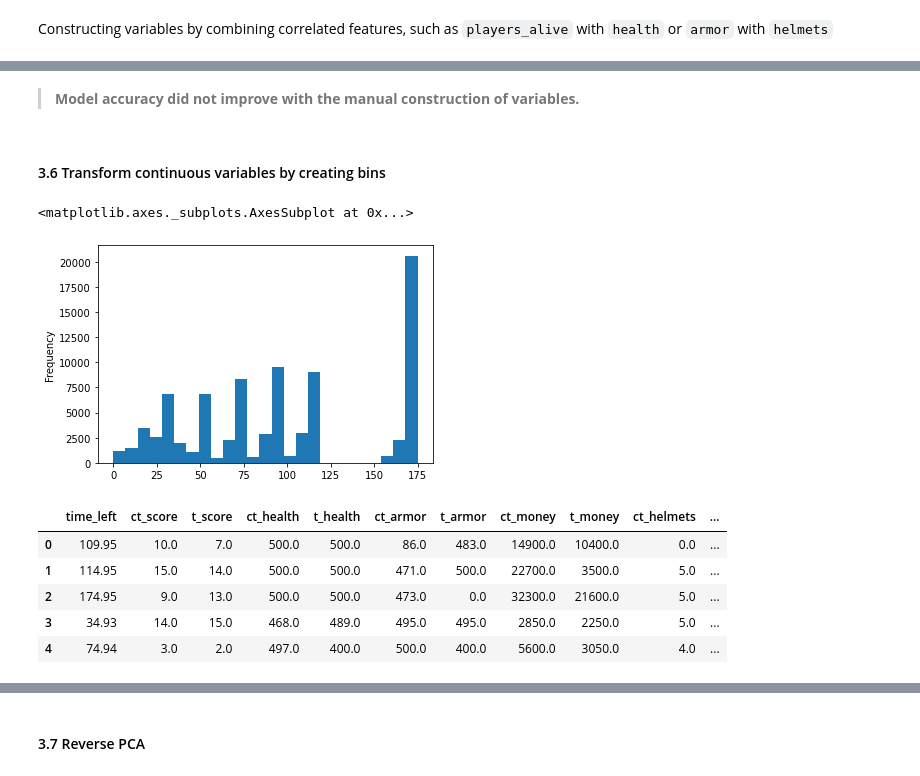
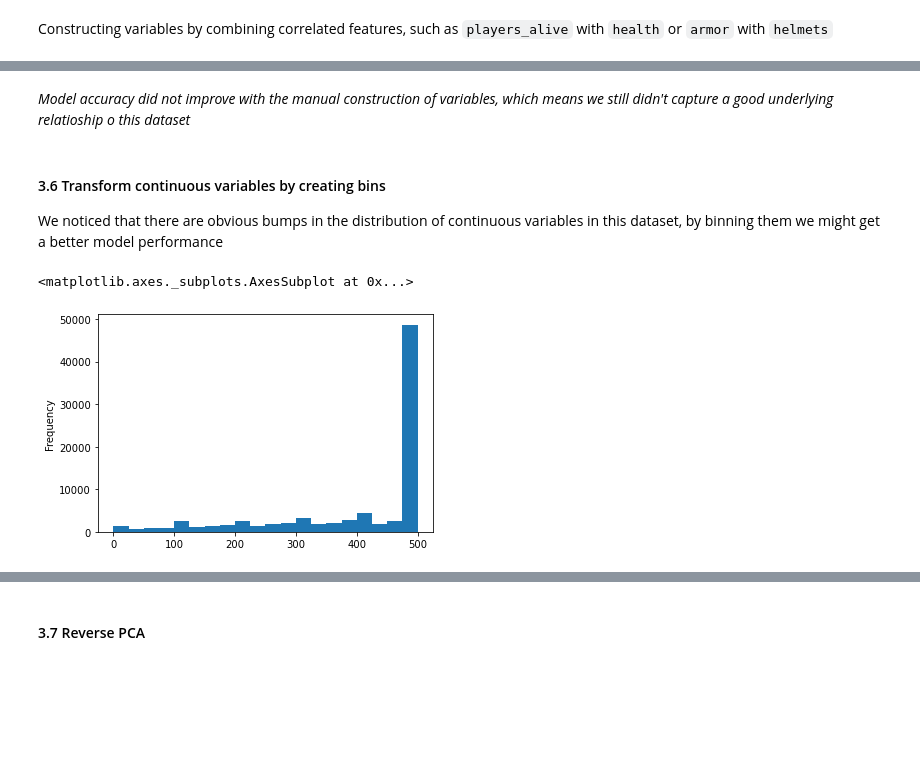
Before and after one commit to Saralytics/CS_GO_winner_prediction, a Jupyter notebook: FightTerrorism.ipynb, the cells around one changed output, grey strips where cells are left out. Saved outputs shown, nothing was run; the diff lists cells and outputs as text; code cells hidden in the pictures; blank space fills up the shorter version.

Commit message:
fixing plots

```diff
--- a/FightTerrorism.ipynb
+++ b/FightTerrorism.ipynb
@@ -615,12 +608,16 @@ rf_predictor(df = data_4, var=var, model_version= 'rf manual construction remove
 # %% [markdown]
-> **Model accuracy did not improve with the manual construction of variables.**
+*Model accuracy did not improve with the manual construction of variables, which means we still didn't capture a good underlying relatioship o this dataset*
-# %% [markdown]
-#### 3.6 Transform continuous variables by creating bins
+# %% [markdown]
+#### 3.6 Transform continuous variables by creating bins
+
+We noticed that there are obvious bumps in the distribution of continuous variables in this dataset, by binning them we might get a better model performance
 # %%
-df['time_left'].plot.hist(bins=25)
+# Create bins for time_left
+
+df['t_health'].plot.hist(bins=20)
 # %% [output]
 <matplotlib.axes._subplots.AxesSubplot at 0x...>
-[figure, old version]
+[figure, new version]
 # %%
 data_5 = data_coded.copy()
 
@@ -643,13 +640,4 @@ for x in data_5['time_left']:
         time_bucket.append('t175')
 
 data_5['time_bucket'] = time_bucket
-# %%
-data_5.head()
-# %% [output]
-|  | time_left | ct_score | t_score | ct_health | t_health | ct_armor | t_armor | ct_money | t_money | ct_helmets | ... |
-| 0 | 109.95 | 10.0 | 7.0 | 500.0 | 500.0 | 86.0 | 483.0 | 14900.0 | 10400.0 | 0.0 | ... |
-| 1 | 114.95 | 15.0 | 14.0 | 500.0 | 500.0 | 471.0 | 500.0 | 22700.0 | 3500.0 | 5.0 | ... |
-| 2 | 174.95 | 9.0 | 13.0 | 500.0 | 500.0 | 473.0 | 0.0 | 32300.0 | 21600.0 | 5.0 | ... |
-| 3 | 34.93 | 14.0 | 15.0 | 468.0 | 489.0 | 495.0 | 495.0 | 2850.0 | 2250.0 | 5.0 | ... |
-| 4 | 74.94 | 3.0 | 2.0 | 497.0 | 400.0 | 500.0 | 400.0 | 5600.0 | 3050.0 | 4.0 | ... |
 # %%
```
Also changed, not shown: parts of 22 cells of this notebook.
